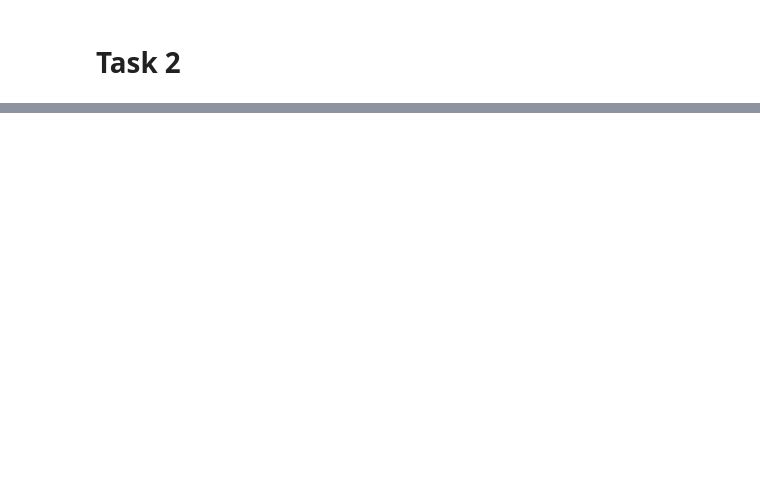
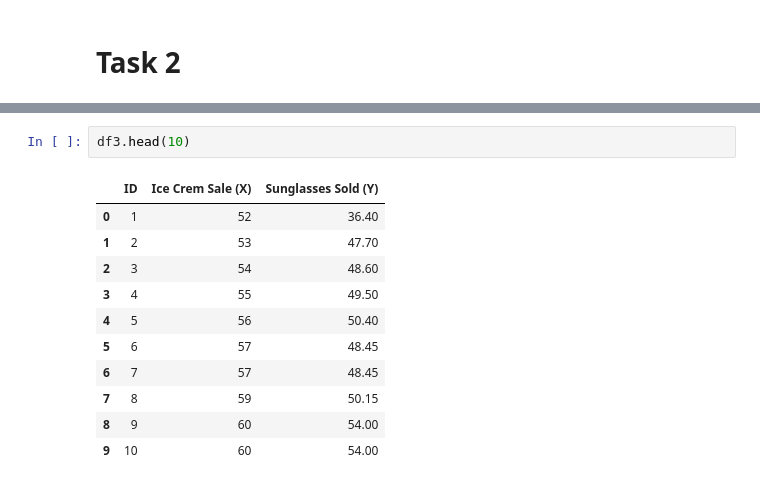
Before and after one commit to gaoqian310/Business_Intelligence_Project, a Jupyter notebook: BI_Project.ipynb, the cells around one changed output, grey strips where cells are left out. Drawn from its saved outputs; the diff is of its cells as text; blank space fills up the shorter version.

```diff
--- a/BI_Project.ipynb
+++ b/BI_Project.ipynb
@@ -134,0 +177,14 @@ Standard Deviation is : 0.08102405976755989
+# %%
+df3.head(10)
+# %% [output]
+|  | ID | Ice Crem Sale (X) | Sunglasses Sold (Y) |
+| 0 | 1 | 52 | 36.40 |
+| 1 | 2 | 53 | 47.70 |
+| 2 | 3 | 54 | 48.60 |
+| 3 | 4 | 55 | 49.50 |
+| 4 | 5 | 56 | 50.40 |
+| 5 | 6 | 57 | 48.45 |
+| 6 | 7 | 57 | 48.45 |
+| 7 | 8 | 59 | 50.15 |
+| 8 | 9 | 60 | 54.00 |
+| 9 | 10 | 60 | 54.00 |
```
Also changed, not shown: parts of 23 cells of this notebook, 1 other file.
